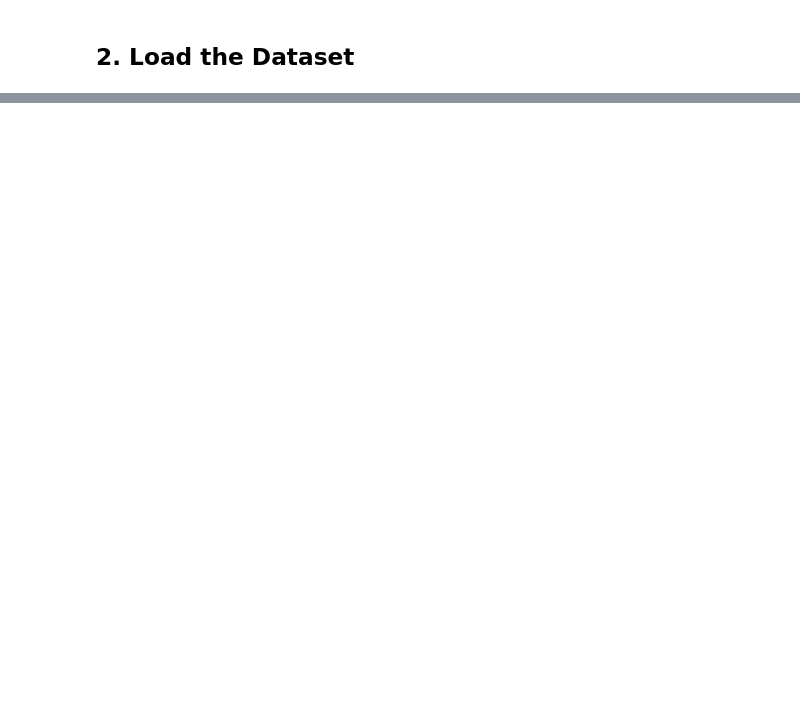
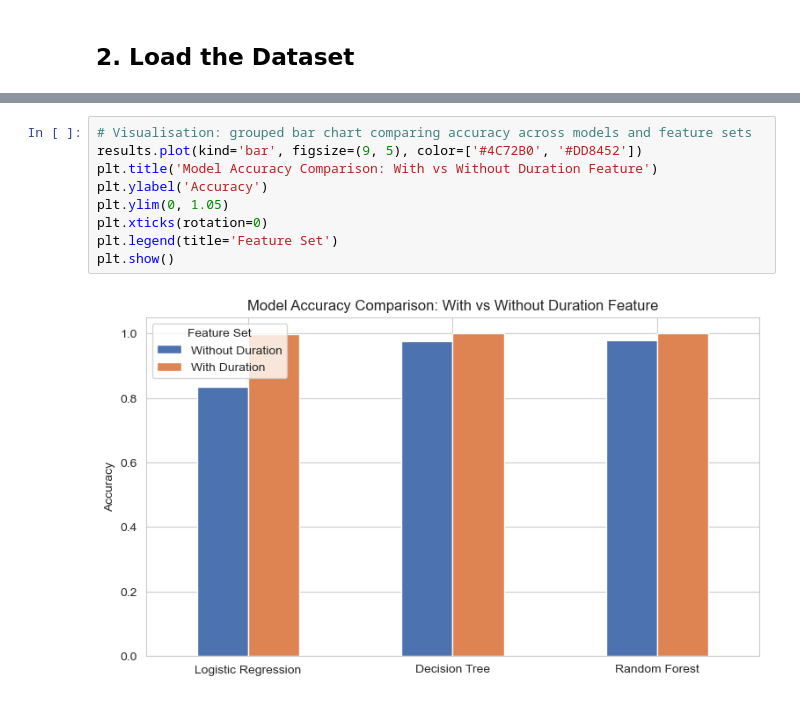
Before and after one commit to xhhetri/xhhetri-CDU_third_sem_assignments, a Jupyter notebook: PRT565 - Machine Learning, Artificial Intelligence and Algorithms/assessment_2.ipynb, the cells around one changed output, grey strips where cells are left out. Cells and saved outputs as stored; diff of their text form; blank space fills up the shorter version.

```diff
--- a/PRT565 - Machine Learning, Artificial Intelligence and Algorithms/assessment_2.ipynb
+++ b/PRT565 - Machine Learning, Artificial Intelligence and Algorithms/assessment_2.ipynb
@@ -48,0 +491,11 @@ FileNotFoundError: [Errno 2] No such file or directory: 'Dataset-netflix.csv'
+# %%
+# Visualisation: grouped bar chart comparing accuracy across models and feature sets
+results.plot(kind='bar', figsize=(9, 5), color=['#4C72B0', '#DD8452'])
+plt.title('Model Accuracy Comparison: With vs Without Duration Feature')
+plt.ylabel('Accuracy')
+plt.ylim(0, 1.05)
+plt.xticks(rotation=0)
+plt.legend(title='Feature Set')
+plt.show()
+# %% [output]
+[figure, added]
```
Also changed, not shown: parts of 43 cells of this notebook.
